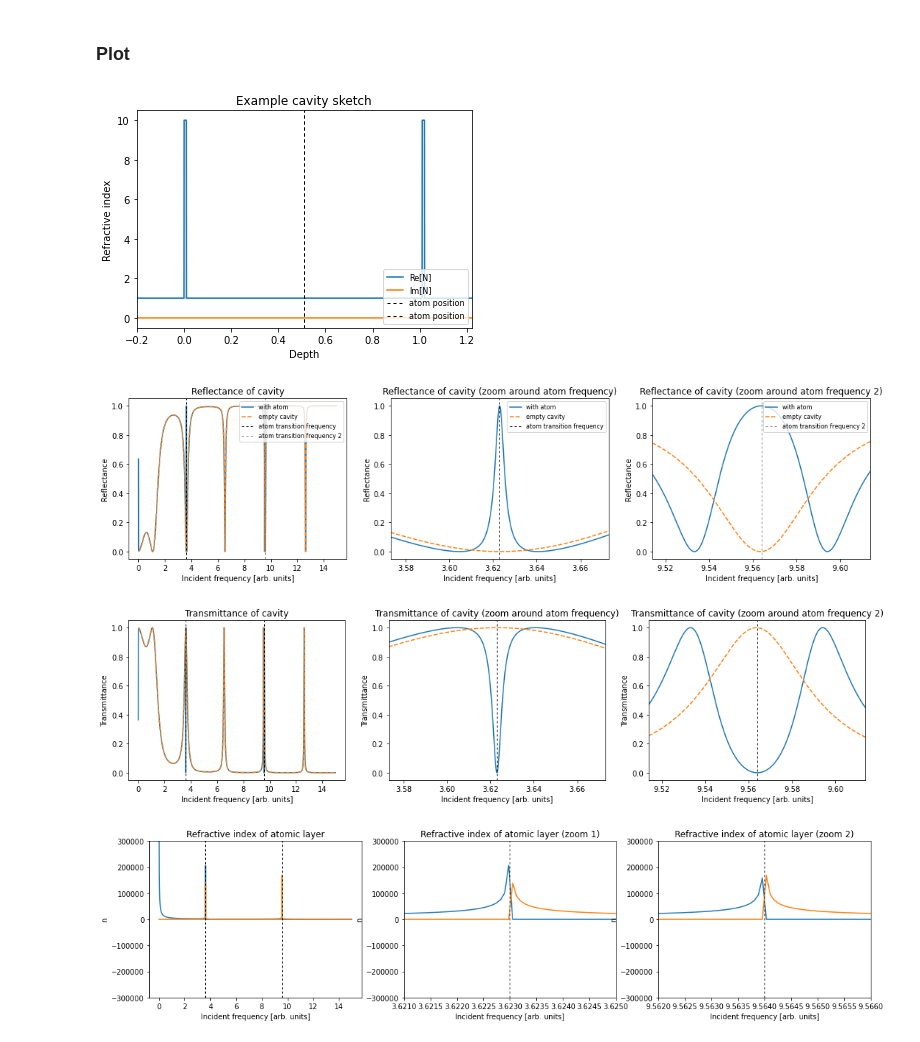
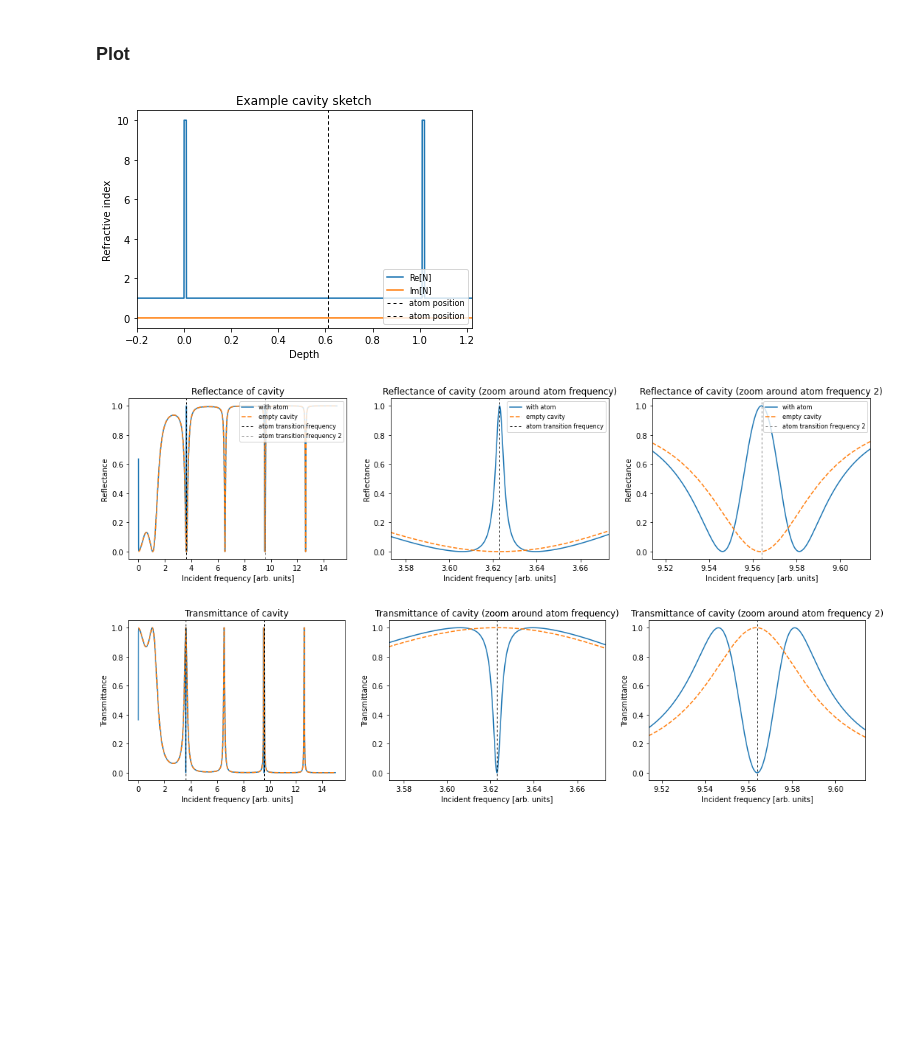
Before and after one commit to dlentrodt/pyrot, a Jupyter notebook: demo/test2.ipynb, the cells around one changed output. Drawn from its saved outputs; the diff is of its cells as text; code cells hidden in the pictures; blank space fills up the shorter version.

```diff
--- a/demo/test2.ipynb
+++ b/demo/test2.ipynb
@@ -45,9 +45,11 @@ k = np.linspace(0.001, 15., 200000) # incident frequency / wavenumber
 ### atom parameters ###
 atom_om  = 3.623
 #atom_om2 = 6.536
-atom_om2 = 9.564
-atoms_params = [[0.51, 0.01, atom_om,  0.0],
-                [0.51, 0.01, atom_om2, 0.0]]
+atom_om3 = 9.564
+atoms_params = [[0.61, 0.01, atom_om,  0.0],
+                [0.61, 0.01, atom_om3, 0.0],
+                #[0.61, 0.01, atom_om3, 0.0],
+               ]
 # %%
 cavity = pyrot.Cavity1d(N, T)
 atoms  = pyrot.CavityAtoms1d(N, T, atoms_params)
@@ -132,7 +134,7 @@ depth = np.linspace(-outside_buffer, t_tot+outside_buffer, 10000)
 #cavity.draw_cav(depth)
 atoms.draw_cav(depth)
 # %% [output]
-[figure, old version]
+[figure, new version]
 # %%
 ### plot meta params ###
 resonant_layer_idx = 3
@@ -152,7 +154,7 @@ plt.subplot(131, xlabel='Incident frequency [arb. units]', ylabel='Reflectance',
 plt.plot(k, R_atoms, label='with atom')
 plt.plot(k, R_empty, '--', label='empty cavity')
 plt.axvline(atom_om, color='k', dashes=[3,3], lw=1.0, label='atom transition frequency')
-plt.axvline(atom_om2, color='gray', dashes=[3,3], lw=1.0, label='atom transition frequency 2')
+plt.axvline(atom_om3, color='gray', dashes=[3,3], lw=1.0, label='atom transition frequency 2')
 plt.legend(loc=1, fontsize=8)
 
 plt.subplot(132, xlabel='Incident frequency [arb. units]', ylabel='Reflectance',
@@ -168,79 +170,43 @@ plt.subplot(133, xlabel='Incident frequency [arb. units]', ylabel='Reflectance',
             title='Reflectance of cavity (zoom around atom frequency 2)')
 plt.plot(k, R_atoms, label='with atom')
 plt.plot(k, R_empty, '--', label='empty cavity')
-plt.axvline(atom_om2, color='gray', dashes=[3,3], lw=1.0, label='atom transition frequency 2')
+plt.axvline(atom_om3, color='gray', dashes=[3,3], lw=1.0, label='atom transition frequency 2')
 
-plt.xlim([atom_om2-zoom_dif2, atom_om2+zoom_dif2])
+plt.xlim([atom_om3-zoom_dif2, atom_om3+zoom_dif2])
 plt.legend(loc=1, fontsize=8)
 
 plt.show()
 
 ### transmission ###
 plt.figure(figsize=(6*3,4))
 
 plt.subplot(131, xlabel='Incident frequency [arb. units]', ylabel='Transmittance',
             title='Transmittance of cavity')
 plt.plot(k, T_atoms, label='with atom')
 plt.plot(k, T_empty, '--', label='empty cavity')
 plt.axvline(atom_om, color='k', dashes=[3,3], lw=1.0, label='atom transition frequency')
-plt.axvline(atom_om2, color='k', dashes=[3,3], lw=1.0, label='atom transition frequency 2')
+plt.axvline(atom_om3, color='k', dashes=[3,3], lw=1.0, label='atom transition frequency 2')
 #plt.legend(loc=4, fontsize=8)
 
 plt.subplot(132, xlabel='Incident frequency [arb. units]', ylabel='Transmittance',
             title='Transmittance of cavity (zoom around atom frequency)')
 plt.plot(k, T_atoms, label='with atom')
 plt.plot(k, T_empty, '--', label='empty cavity')
 plt.axvline(atom_om, color='k', dashes=[3,3], lw=1.0, label='atom transition frequency')
 
 plt.xlim([atom_om-zoom_dif, atom_om+zoom_dif])
 #plt.legend(loc=4, fontsize=8)
 
 plt.subplot(133, xlabel='Incident frequency [arb. units]', ylabel='Transmittance',
             title='Transmittance of cavity (zoom around atom frequency 2)')
 plt.plot(k, T_atoms, label='with atom')
 plt.plot(k, T_empty, '--', label='empty cavity')
-plt.axvline(atom_om2, color='k', dashes=[3,3], lw=1.0, label='atom transition frequency 2')
+plt.axvline(atom_om3, color='k', dashes=[3,3], lw=1.0, label='atom transition frequency 2')
 
-plt.xlim([atom_om2-zoom_dif2, atom_om2+zoom_dif2])
+plt.xlim([atom_om3-zoom_dif2, atom_om3+zoom_dif2])
 #plt.legend(loc=4, fontsize=8)
 
 plt.show()
-
-### linear refractive index of atom layer ###
-plt.figure(figsize=(6*3,4))
-
-plt.subplot(131, xlabel='Incident frequency [arb. units]', ylabel='n',
-            title='Refractive index of atomic layer')
-plt.plot(k, np.real(n_int[resonant_layer_idx]), label='Re[n]')
-plt.plot(k, np.imag(n_int[resonant_layer_idx]), label='Im[n]')
-plt.axvline(atom_om, color='k', dashes=[3,3], lw=1.0, label='atom transition frequency')
-plt.axvline(atom_om2, color='k', dashes=[3,3], lw=1.0, label='atom transition frequency 2')
-plt.ylim(ylim_ref)
-
-#plt.legend(loc=4, fontsize=8)
-
-plt.subplot(132, xlabel='Incident frequency [arb. units]', ylabel='n',
-            title='Refractive index of atomic layer (zoom 1)')
-plt.plot(k, np.real(n_int[resonant_layer_idx]), label='Re[n]')
-plt.plot(k, np.imag(n_int[resonant_layer_idx]), label='Im[n]')
-plt.axvline(atom_om, color='k', dashes=[3,3], lw=1.0, label='atom transition frequency')
-plt.ylim(ylim_ref)
-
-plt.xlim([atom_om-zoom_dif_ref, atom_om+zoom_dif_ref])
-#plt.legend(loc=4, fontsize=8)
-
-plt.subplot(133, xlabel='Incident frequency [arb. units]', ylabel='n',
-            title='Refractive index of atomic layer (zoom 2)')
-plt.plot(k, np.real(n_int[resonant_layer_idx]), label='Re[n]')
-plt.plot(k, np.imag(n_int[resonant_layer_idx]), label='Im[n]')
-plt.axvline(atom_om2, color='k', dashes=[3,3], lw=1.0, label='atom transition frequency 2')
-plt.ylim(ylim_ref)
-
-plt.xlim([atom_om2-zoom_dif2_ref, atom_om2+zoom_dif2_ref])
-#plt.legend(loc=4, fontsize=8)
-
-plt.show()
 # %% [output]
-[figure, old version]
+[figure, new version]
-[figure, old version]
+[figure, new version]
-[figure, removed]
```
Also changed, not shown: parts of 4 cells of this notebook, 7 other files.
